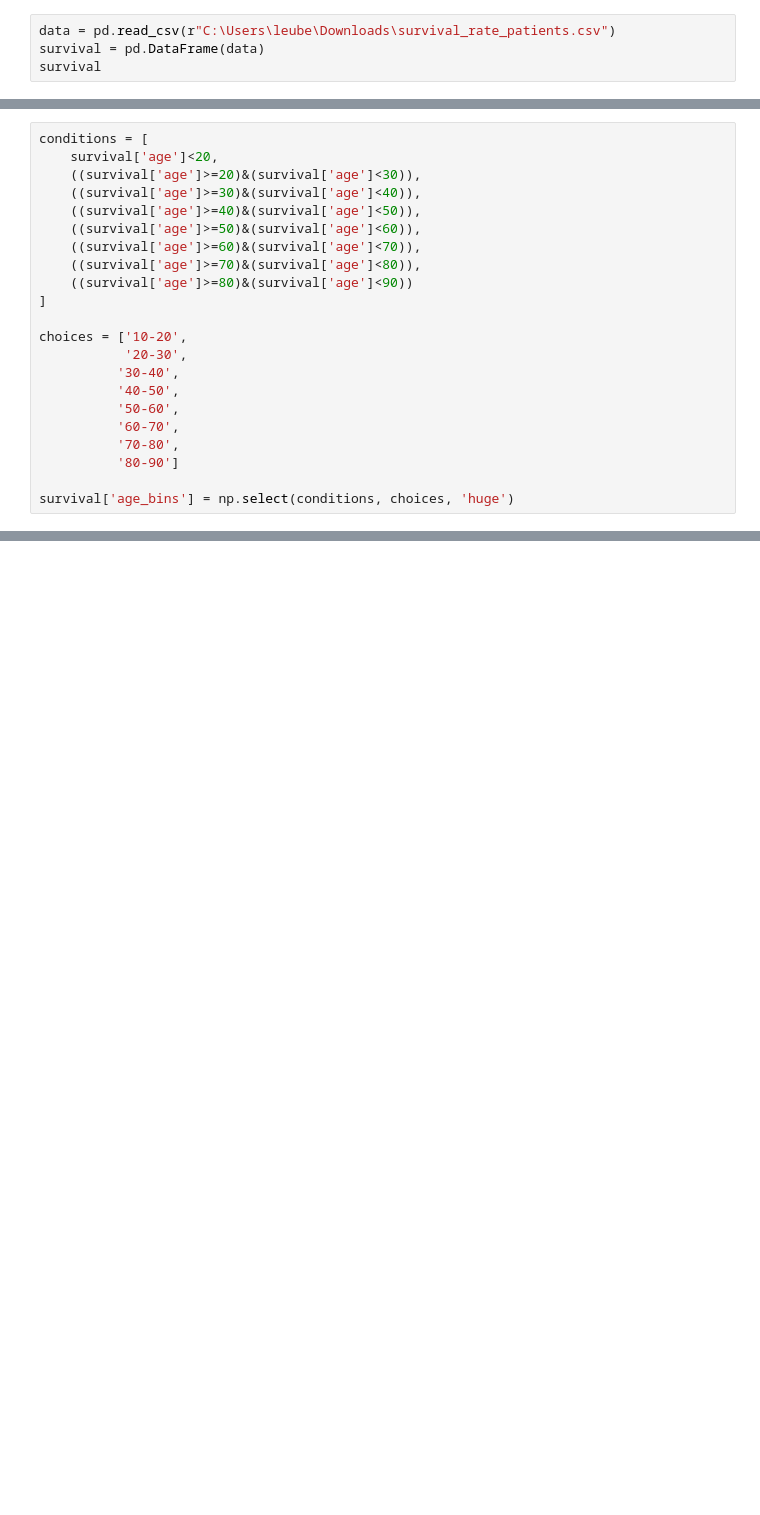
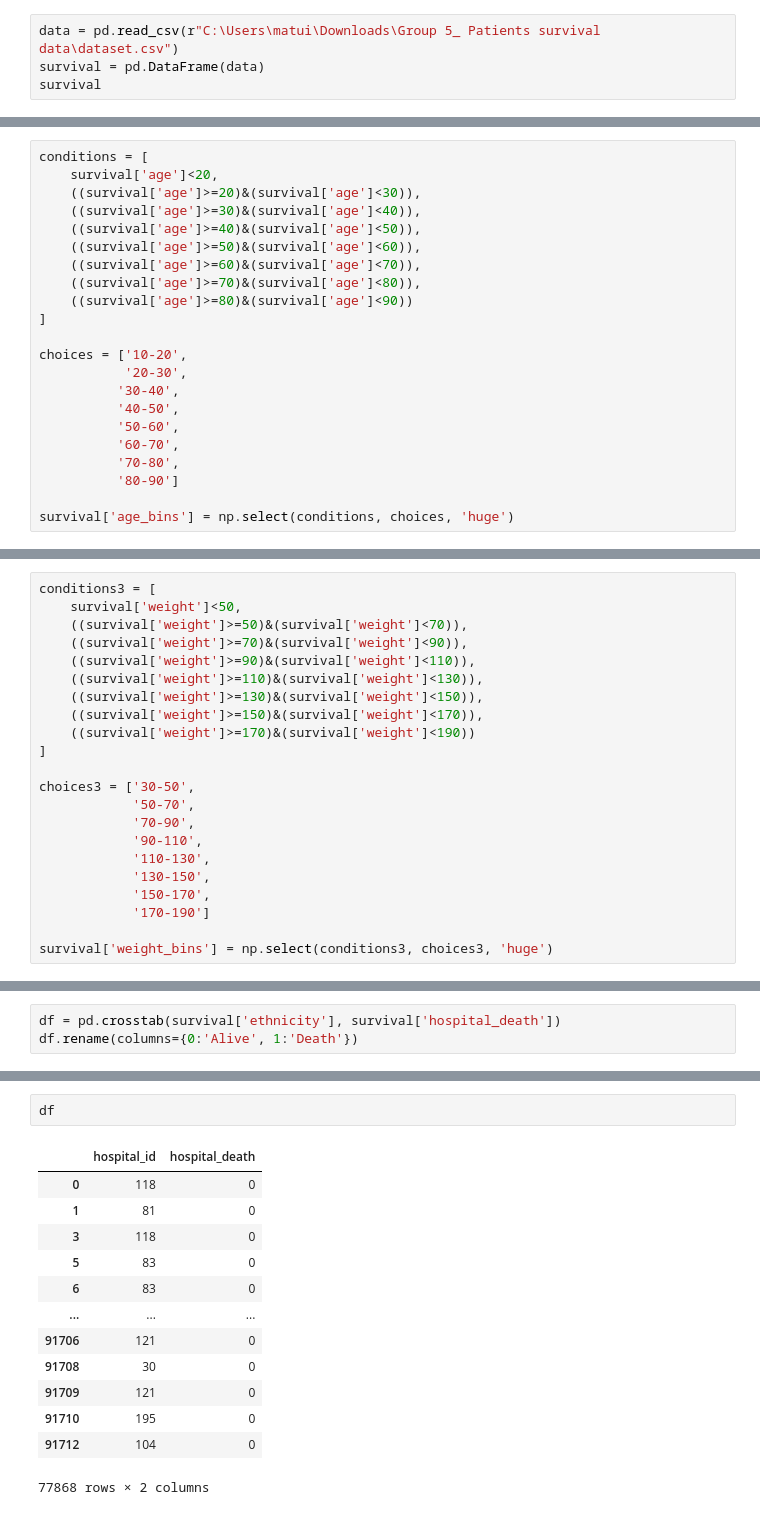
Before and after one commit to Edgart371/Project-5-Streamlit-Dashboard, a Jupyter notebook: cleaning_code.ipynb, the cells around one changed output, grey strips where cells are left out. Saved outputs shown, nothing was run; the diff lists cells and outputs as text; blank space fills up the shorter version.

```diff
--- a/cleaning_code.ipynb
+++ b/cleaning_code.ipynb
@@ -12,7 +12,7 @@ def percentage_MV(df):
     missing_values = pd.DataFrame(d, index=['percentage of missing values'])
     return missing_values.transpose()
 # %%
-data = pd.read_csv(r"C:\Users\leube\Downloads\survival_rate_patients.csv")
+data = pd.read_csv(r"C:\Users\matui\Downloads\Group 5_ Patients survival data\dataset.csv")
 survival = pd.DataFrame(data)
 survival
 # %% [output]
@@ -238,3 +221,25 @@ survival['age_bins'] = np.select(conditions, choices, 'huge')
+# %%
+conditions3 = [
+    survival['weight']<50,
+    ((survival['weight']>=50)&(survival['weight']<70)),
+    ((survival['weight']>=70)&(survival['weight']<90)),
+    ((survival['weight']>=90)&(survival['weight']<110)),
+    ((survival['weight']>=110)&(survival['weight']<130)),
+    ((survival['weight']>=130)&(survival['weight']<150)),
+    ((survival['weight']>=150)&(survival['weight']<170)),
+    ((survival['weight']>=170)&(survival['weight']<190))
+]
+
+choices3 = ['30-50',
+            '50-70',
+            '70-90',
+            '90-110',
+            '110-130',
+            '130-150',
+            '150-170',
+            '170-190']
+
+survival['weight_bins'] = np.select(conditions3, choices3, 'huge')
 # %%
 survival
 # %% [output]
@@ -293,0 +303,3 @@ plt.show()
+# %%
+df = pd.crosstab(survival['ethnicity'], survival['hospital_death'])
+df.rename(columns={0:'Alive', 1:'Death'})
@@ -293,0 +315,16 @@ plt.show()
+# %%
+df
+# %% [output]
+|  | hospital_id | hospital_death |
+| 0 | 118 | 0 |
+| 1 | 81 | 0 |
+| 3 | 118 | 0 |
+| 5 | 83 | 0 |
+| 6 | 83 | 0 |
+| ... | ... | ... |
+| 91706 | 121 | 0 |
+| 91708 | 30 | 0 |
+| 91709 | 121 | 0 |
+| 91710 | 195 | 0 |
+| 91712 | 104 | 0 |
+77868 rows × 2 columns
```
Also changed, not shown: parts of 24 cells of this notebook, 1 other file.
